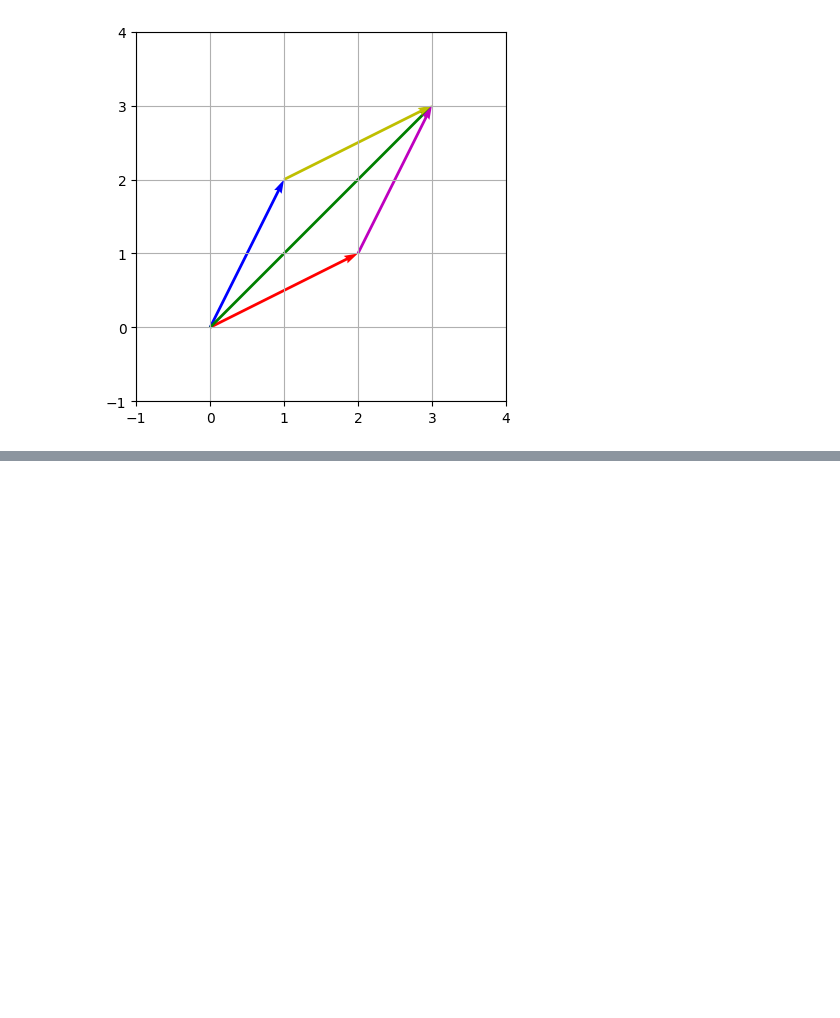
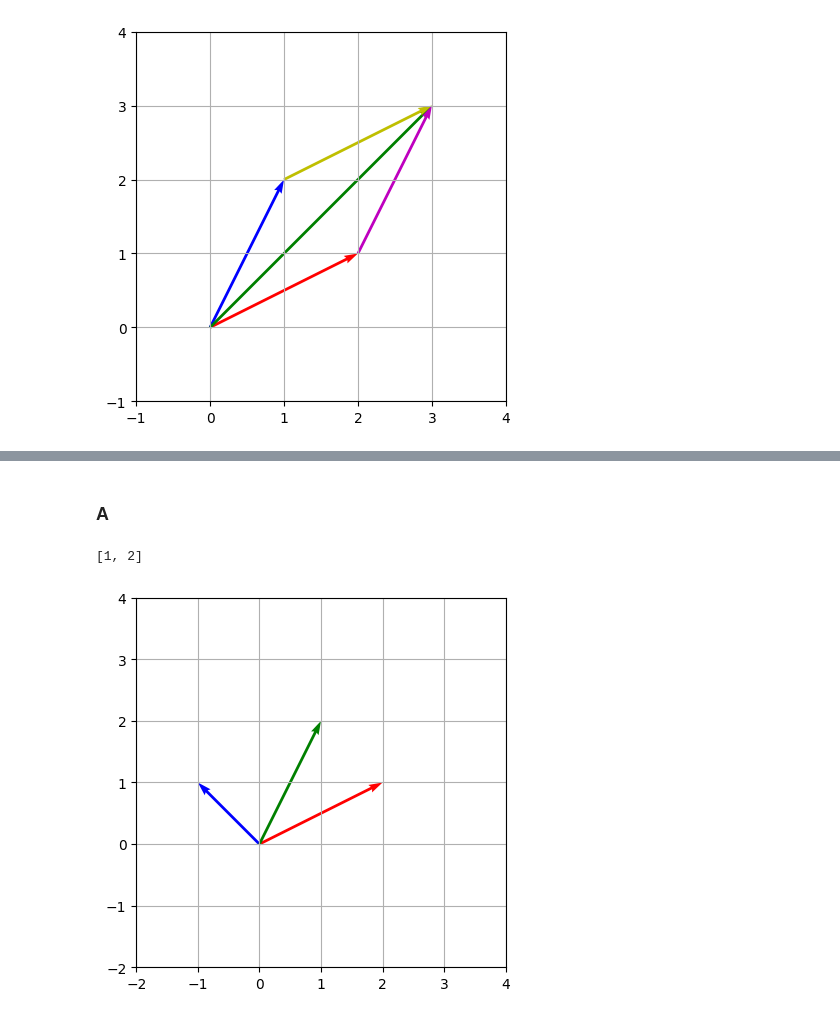
Before and after one commit to tugcecicekli/Math-2024-25-Winter, a Jupyter notebook: Vector.ipynb, the cells around one changed output, grey strips where cells are left out. Cells and saved outputs as stored; diff of their text form; code cells hidden in the pictures; blank space fills up the shorter version.

```diff
--- a/Vector.ipynb
+++ b/Vector.ipynb
@@ -32,0 +140,24 @@ plt.show()
+# %% [markdown]
+### A
+# %%
+# Vector addition
+import sympy as sp
+a=sp.Matrix([2,1])
+b=sp.Matrix([-1,1])
+c=[a[0]+b[0],a[1]+b[1]]
+c
+# %% [output]
+[1, 2]
+# %%
+import matplotlib.pyplot as plt # import matplotlib.pyplot module
+plt.figure() # create a new figure
+plt.quiver(0,0,2,1,angles='xy',scale_units='xy',scale=1,color='r') # plot vectors quiver
+plt.quiver(0,0,-1,1,angles='xy',scale_units='xy',scale=1,color='b') # plot vectors quiver
+plt.quiver(0,0,1,2,angles='xy',scale_units='xy',scale=1,color='g') # plot vectors quiver
+plt.xlim(-2,4) # set x-axis range
+plt.ylim(-2,4) # set y-axis range
+plt.grid(True) # enable grid
+plt.gca().set_aspect('equal') # set equal scaling on x and y axes
+plt.show()
+# %% [output]
+[figure, added]
```
Also changed, not shown: parts of 17 cells of this notebook.
